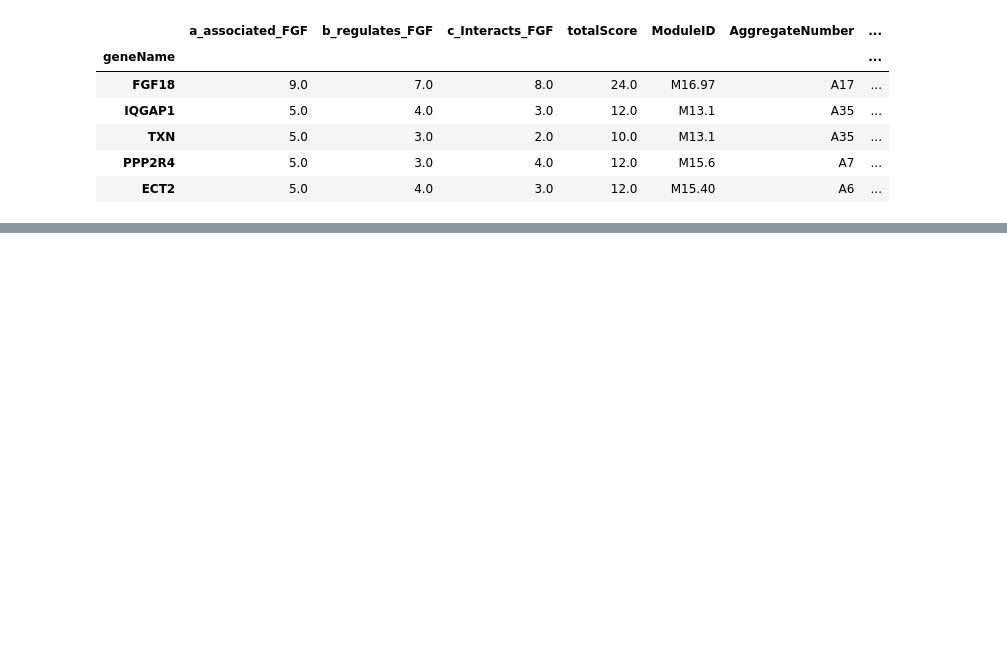
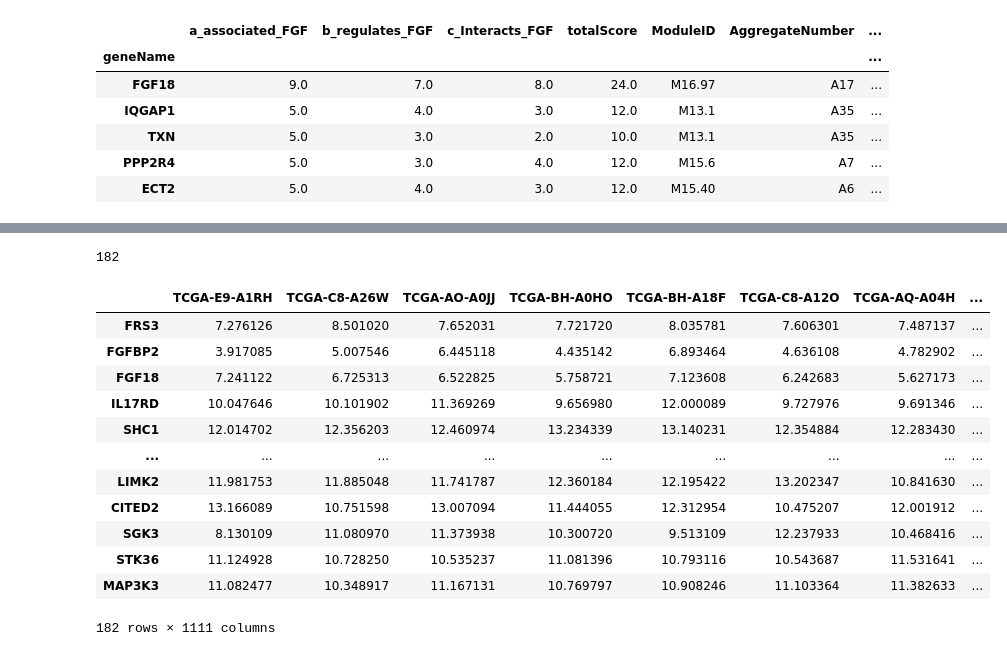
Before and after one commit to taushifkhan/cd2k_llmWorkShop, a Jupyter notebook: notebook/4.CaseStudy_FBS.ipynb, the cells around one changed output, grey strips where cells are left out. Cells and saved outputs as stored; diff of their text form; code cells hidden in the pictures; blank space fills up the shorter version.

```diff
--- a/notebook/4.CaseStudy_FBS.ipynb
+++ b/notebook/4.CaseStudy_FBS.ipynb
@@ -506,0 +570,5 @@ atL1_evd_annpt_cluster.sort_values(by="c_num").to_csv("../data/openAI_result_cur
+# %%
+_commonGenes = set(atL1_evd_annpt_cluster.index).intersection(coutMat_rename.index)
+print (len(_commonGenes))
+# %% [output]
+182
@@ -506,0 +578,16 @@ atL1_evd_annpt_cluster.sort_values(by="c_num").to_csv("../data/openAI_result_cur
+# %%
+expr_fgf
+# %% [output]
+|  | TCGA-E9-A1RH | TCGA-C8-A26W | TCGA-AO-A0JJ | TCGA-BH-A0HO | TCGA-BH-A18F | TCGA-C8-A12O | TCGA-AQ-A04H | ... |
+| FRS3 | 7.276126 | 8.501020 | 7.652031 | 7.721720 | 8.035781 | 7.606301 | 7.487137 | ... |
+| FGFBP2 | 3.917085 | 5.007546 | 6.445118 | 4.435142 | 6.893464 | 4.636108 | 4.782902 | ... |
+| FGF18 | 7.241122 | 6.725313 | 6.522825 | 5.758721 | 7.123608 | 6.242683 | 5.627173 | ... |
+| IL17RD | 10.047646 | 10.101902 | 11.369269 | 9.656980 | 12.000089 | 9.727976 | 9.691346 | ... |
+| SHC1 | 12.014702 | 12.356203 | 12.460974 | 13.234339 | 13.140231 | 12.354884 | 12.283430 | ... |
+| ... | ... | ... | ... | ... | ... | ... | ... | ... |
+| LIMK2 | 11.981753 | 11.885048 | 11.741787 | 12.360184 | 12.195422 | 13.202347 | 10.841630 | ... |
+| CITED2 | 13.166089 | 10.751598 | 13.007094 | 11.444055 | 12.312954 | 10.475207 | 12.001912 | ... |
+| SGK3 | 8.130109 | 11.080970 | 11.373938 | 10.300720 | 9.513109 | 12.237933 | 10.468416 | ... |
+| STK36 | 11.124928 | 10.728250 | 10.535237 | 11.081396 | 10.793116 | 10.543687 | 11.531641 | ... |
+| MAP3K3 | 11.082477 | 10.348917 | 11.167131 | 10.769797 | 10.908246 | 11.103364 | 11.382633 | ... |
+182 rows × 1111 columns
```
Also changed, not shown: parts of 16 cells of this notebook, 3 other files.
